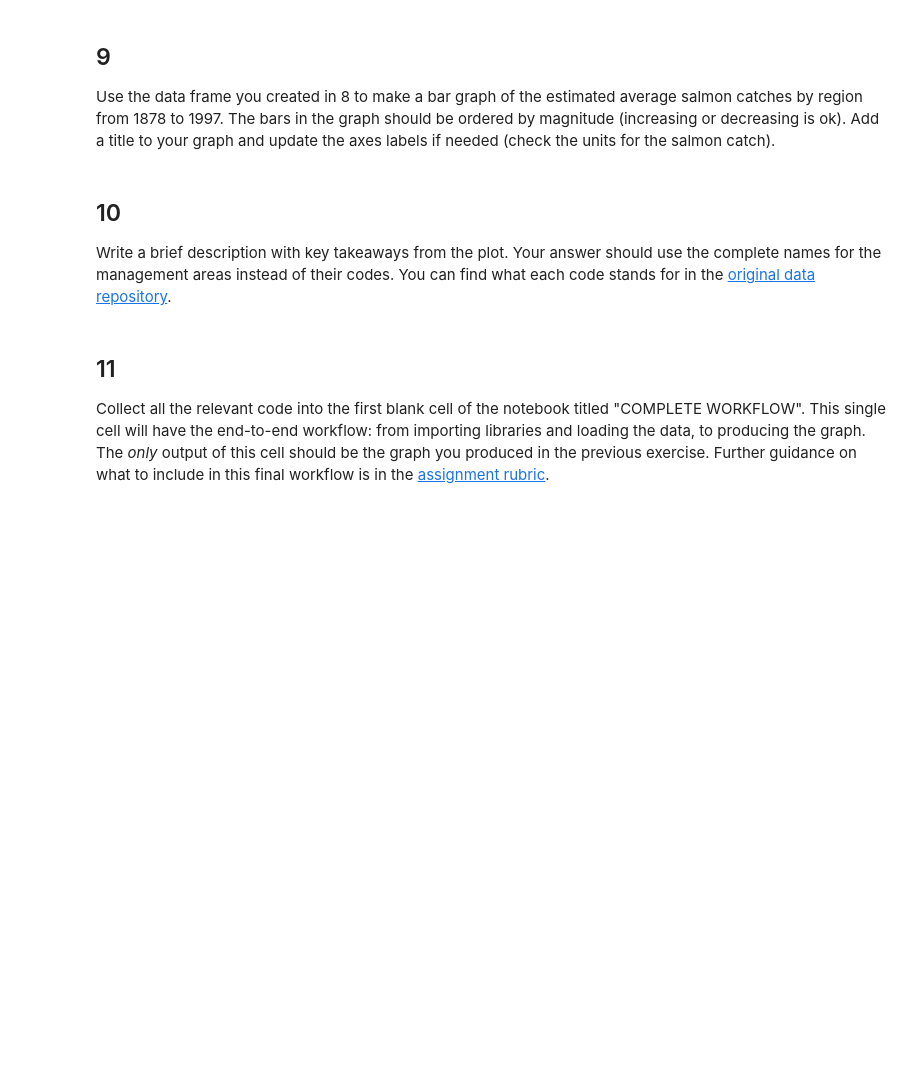
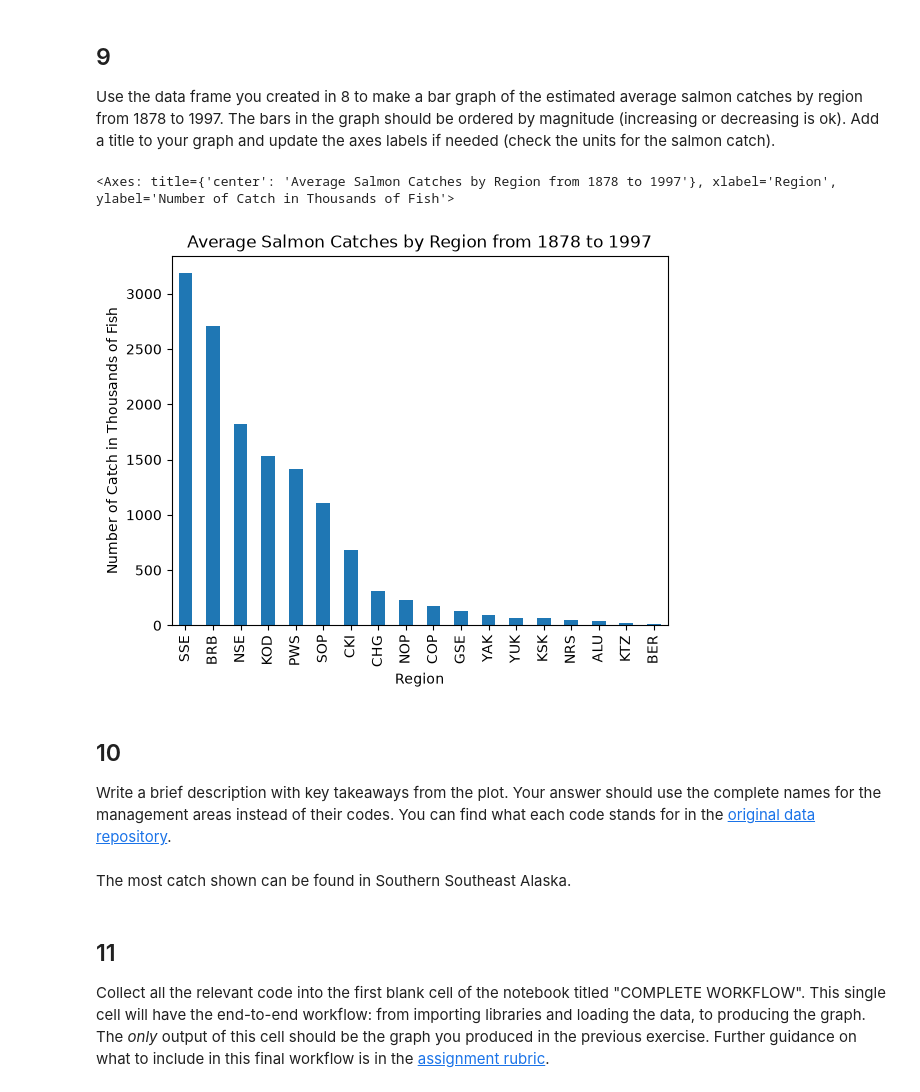
Before and after one commit to moniqueallyson/eds220-hwk2, a Jupyter notebook: task2/hwk2-task2-salmon.ipynb, the cells around one changed output. Cells and saved outputs as stored; diff of their text form; code cells hidden in the pictures; blank space fills up the shorter version.

```diff
--- a/task2/hwk2-task2-salmon.ipynb
+++ b/task2/hwk2-task2-salmon.ipynb
@@ -293,6 +322,18 @@ q8 results: All test cases passed!
 ## 9
 
 Use the data frame you created in 8 to make a bar graph of the estimated average salmon catches by region from 1878 to 1997. The bars in the graph should be ordered by magnitude (increasing or decreasing is ok). Add a title to your graph and update the axes labels if needed (check the units for the salmon catch).
+# %%
+# Display bar plot by descending order of average salmon catch by region provided by avg_region dataframe
+avg_region.sort_values(ascending=False).plot(kind='bar',
+                                             # Update the title to reflect data shown
+                                                        title='Average Salmon Catches by Region from 1878 to 1997',
+                                             # Update the x-axis label to Region
+                                                        xlabel='Region',
+                                             # Update y axis label for the number of salmon caught
+                                                        ylabel='Number of Catch in Thousands of Fish')
+# %% [output]
+<Axes: title={'center': 'Average Salmon Catches by Region from 1878 to 1997'}, xlabel='Region', ylabel='Number of Catch in Thousands of Fish'>
+[figure, added]
 # %% [markdown]
 <!-- END QUESTION -->
 
@@ -301,6 +342,8 @@ Use the data frame you created in 8 to make a bar graph of the estimated average
 ## 10
 
 Write a brief description with key takeaways from the plot. Your answer should use the complete names for the management areas instead of their codes. You can find what each code stands for in the [original data repository](https://knb.ecoinformatics.org/view/df35b.304.2#df35b.303.1).
+# %% [markdown]
+The most catch shown can be found in Southern Southeast Alaska.
 # %% [markdown]
 <!-- END QUESTION -->
 
```
Also changed, not shown: parts of 11 cells of this notebook.
